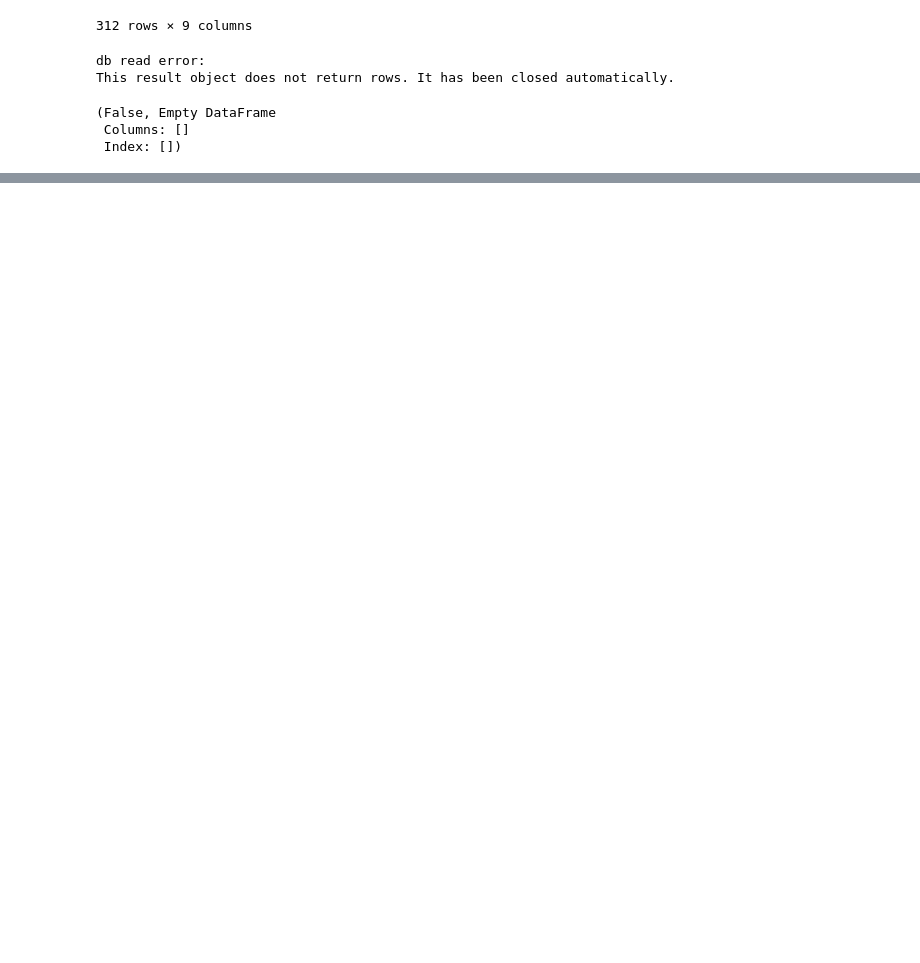
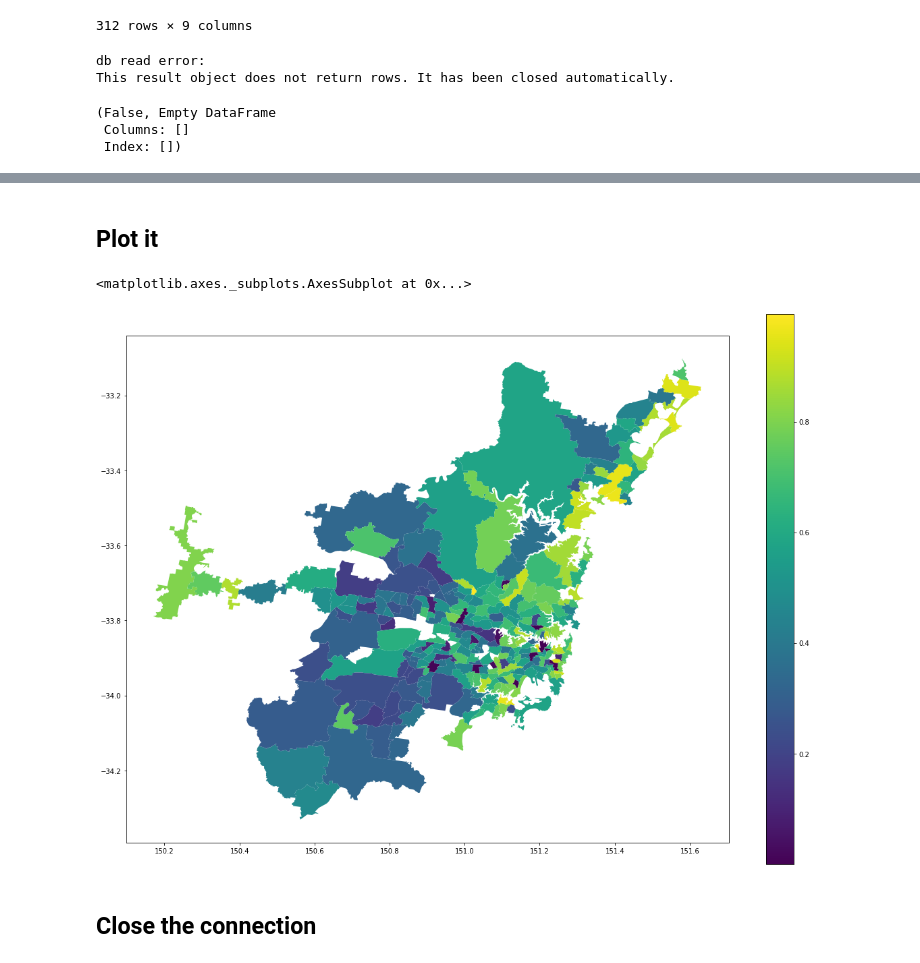
Before and after one commit to Saze10/DATA2901_assignment, a Jupyter notebook: Assignment notebook.ipynb, the cells around one changed output, grey strips where cells are left out. Drawn from its saved outputs; the diff is of its cells as text; code cells hidden in the pictures; blank space fills up the shorter version.

Commit message:
Rewrite calculating vulnerability score && Plot it

```diff
--- a/Assignment notebook.ipynb
+++ b/Assignment notebook.ipynb
@@ -296,10 +266,0 @@ joined_services
-# %%
-pop_age = '''SELECT area_name, area_id,
-                    (SUM("70-74") + SUM("75-79") + SUM("80-84")+ SUM("85_and_over"))/SUM(total_persons) AS "pop age"
-                    FROM assignment.population_stats
-                    WHERE total_persons != 0
-                    GROUP BY "70-74", "75-79", "80-84", "85_and_over", area_name'''
-
-
-pop_ages = conn.execute(pop_age).fetchall()
-print(pop_ages)
@@ -316,29 +266,0 @@ print(pop_densities)
-# %%
-neighbourhoods = []
-for neighbourhood in pop_densities:
-    curr_list = []
-    curr_list.append(neighbourhood[0]) #0 neighbourhood name
-    curr_list.append(neighbourhood[2]) #1 neighbourhood pop density
-    curr_list.append(0) #2 neighbourhood num beds
-    curr_list.append(0) #3 neighbourhood population age
-    curr_list.append(0) #4 neighbourhood number of health services per 1000 people
-    for service in joined_services:
-        if service[1] == neighbourhood[1]:
-            num_beds = service[3]
-            if num_beds != None:
-                curr_list[2] += num_beds
-            curr_list[4] += 1
-
-    for age in pop_ages:
-        if age[1] == neighbourhood[1]:
-            curr_age = age[2]
-            if age != None:
-                curr_list[3] = float(curr_age)
-
-    if neighbourhood[3] != None:
-        curr_list[4] = (curr_list[4]/neighbourhood[3]) * 1000
-
-    neighbourhoods.append(curr_list)
-
-
-print(neighbourhoods)
@@ -407,0 +363,2 @@ for i in range(count):
+# %%
+score_df["vulnerability"] = sigmoid(score_df["score"])
@@ -408,3 +381,12 @@ for i in range(count):
+# %% [markdown]
+## Plot it
+# %%
+score_df.plot(column = "vulnerability", legend = True, figsize = (20, 15))
+# %% [output]
+<matplotlib.axes._subplots.AxesSubplot at 0x...>
+[figure, added]
+# %% [markdown]
+## Close the connection
 # %%
 #ALWAYS RUN THIS CELL BEFORE LEAVING
 conn.close()
```
Also changed, not shown: parts of 12 cells of this notebook.
